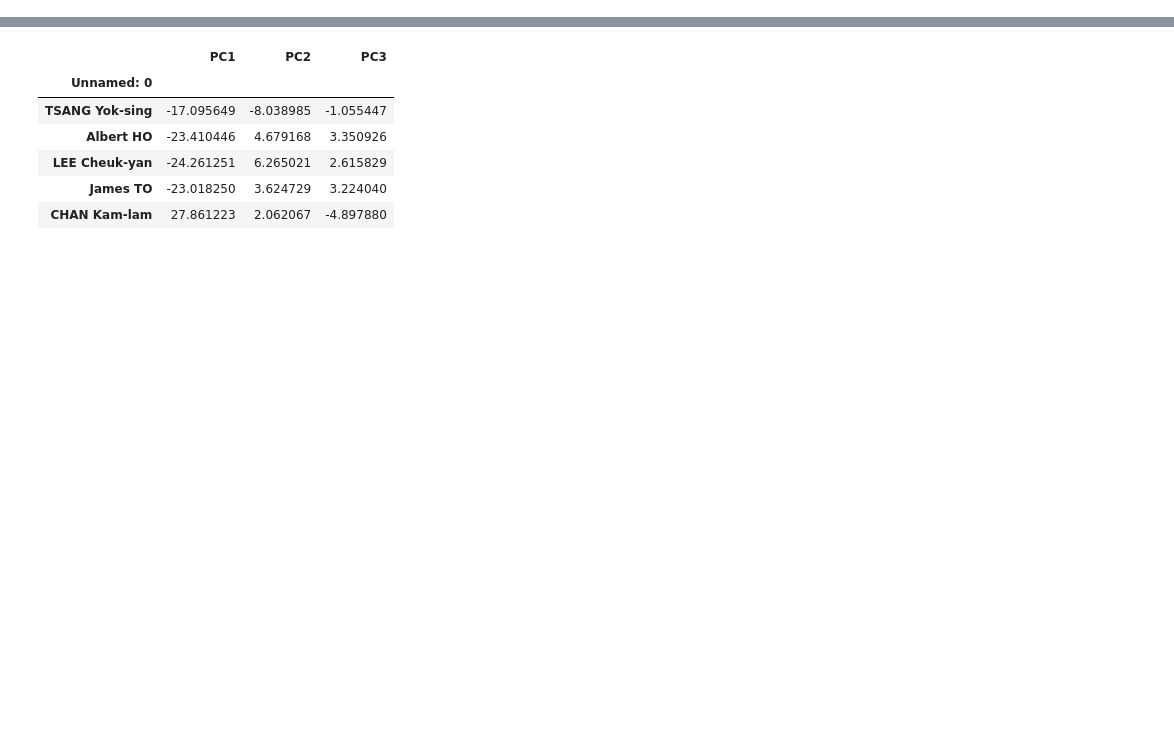
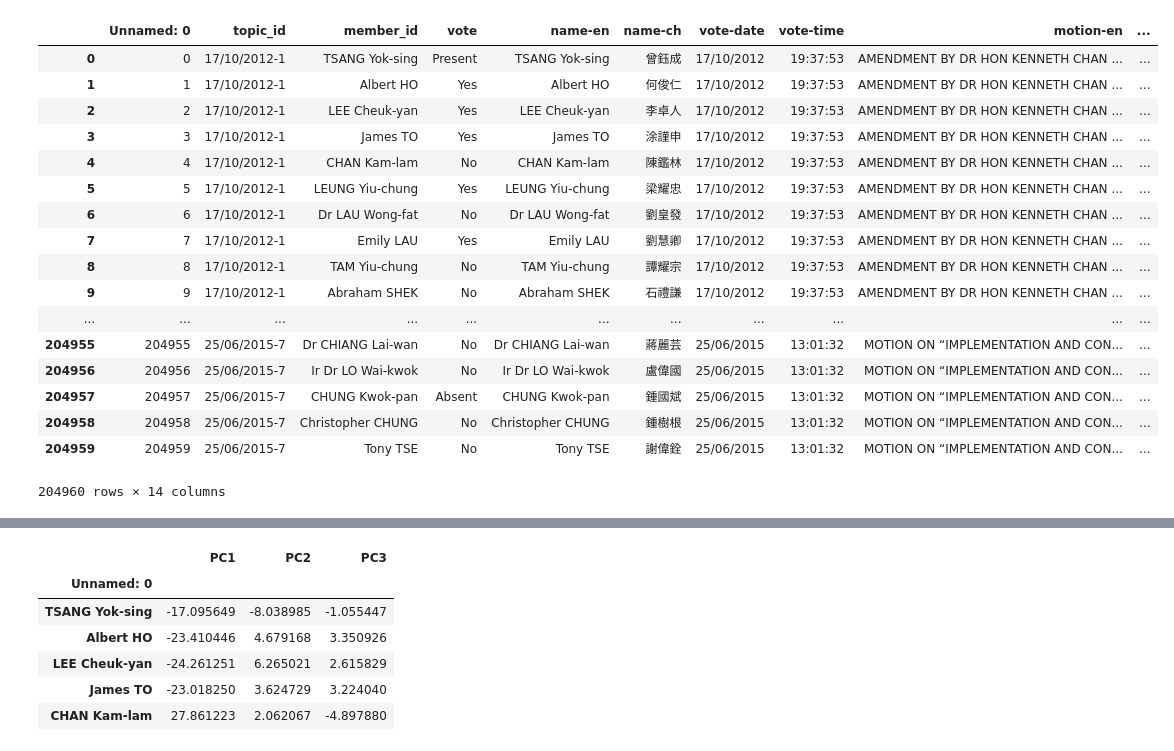
Before and after one commit to initiummedia/hk_legco, a Jupyter notebook: scripts/Mover Voter Relation.ipynb, the cells around one changed output, grey strips where cells are left out. Saved outputs shown, nothing was run; the diff lists cells and outputs as text; code cells hidden in the pictures; blank space fills up the shorter version.

```diff
--- a/scripts/Mover Voter Relation.ipynb
+++ b/scripts/Mover Voter Relation.ipynb
@@ -15,6 +15,26 @@ import seaborn as sns
 %matplotlib inline
 # %%
 df_info = pd.read_csv(path.join(config.DIR_DATA_ROOT, 'records-all-with-info.csv'))
+df_info
+# %% [output]
+|  | Unnamed: 0 | topic_id | member_id | vote | name-en | name-ch | vote-date | vote-time | motion-en | ... |
+| 0 | 0 | 17/10/2012-1 | TSANG Yok-sing | Present | TSANG Yok-sing | 曾鈺成 | 17/10/2012 | 19:37:53 | AMENDMENT BY DR HON KENNETH CHAN ... | ... |
+| 1 | 1 | 17/10/2012-1 | Albert HO | Yes | Albert HO | 何俊仁 | 17/10/2012 | 19:37:53 | AMENDMENT BY DR HON KENNETH CHAN ... | ... |
+| 2 | 2 | 17/10/2012-1 | LEE Cheuk-yan | Yes | LEE Cheuk-yan | 李卓人 | 17/10/2012 | 19:37:53 | AMENDMENT BY DR HON KENNETH CHAN ... | ... |
+| 3 | 3 | 17/10/2012-1 | James TO | Yes | James TO | 涂謹申 | 17/10/2012 | 19:37:53 | AMENDMENT BY DR HON KENNETH CHAN ... | ... |
+| 4 | 4 | 17/10/2012-1 | CHAN Kam-lam | No | CHAN Kam-lam | 陳鑑林 | 17/10/2012 | 19:37:53 | AMENDMENT BY DR HON KENNETH CHAN ... | ... |
+| 5 | 5 | 17/10/2012-1 | LEUNG Yiu-chung | Yes | LEUNG Yiu-chung | 梁耀忠 | 17/10/2012 | 19:37:53 | AMENDMENT BY DR HON KENNETH CHAN ... | ... |
+| 6 | 6 | 17/10/2012-1 | Dr LAU Wong-fat | No | Dr LAU Wong-fat | 劉皇發 | 17/10/2012 | 19:37:53 | AMENDMENT BY DR HON KENNETH CHAN ... | ... |
+| 7 | 7 | 17/10/2012-1 | Emily LAU | Yes | Emily LAU | 劉慧卿 | 17/10/2012 | 19:37:53 | AMENDMENT BY DR HON KENNETH CHAN ... | ... |
+| 8 | 8 | 17/10/2012-1 | TAM Yiu-chung | No | TAM Yiu-chung | 譚耀宗 | 17/10/2012 | 19:37:53 | AMENDMENT BY DR HON KENNETH CHAN ... | ... |
+| 9 | 9 | 17/10/2012-1 | Abraham SHEK | No | Abraham SHEK | 石禮謙 | 17/10/2012 | 19:37:53 | AMENDMENT BY DR HON KENNETH CHAN ... | ... |
+| ... | ... | ... | ... | ... | ... | ... | ... | ... | ... | ... |
+| 204955 | 204955 | 25/06/2015-7 | Dr CHIANG Lai-wan | No | Dr CHIANG Lai-wan | 蔣麗芸 | 25/06/2015 | 13:01:32 | MOTION ON “IMPLEMENTATION AND CON... | ... |
+| 204956 | 204956 | 25/06/2015-7 | Ir Dr LO Wai-kwok | No | Ir Dr LO Wai-kwok | 盧偉國 | 25/06/2015 | 13:01:32 | MOTION ON “IMPLEMENTATION AND CON... | ... |
+| 204957 | 204957 | 25/06/2015-7 | CHUNG Kwok-pan | Absent | CHUNG Kwok-pan | 鍾國斌 | 25/06/2015 | 13:01:32 | MOTION ON “IMPLEMENTATION AND CON... | ... |
+| 204958 | 204958 | 25/06/2015-7 | Christopher CHUNG | No | Christopher CHUNG | 鍾樹根 | 25/06/2015 | 13:01:32 | MOTION ON “IMPLEMENTATION AND CON... | ... |
+| 204959 | 204959 | 25/06/2015-7 | Tony TSE | No | Tony TSE | 謝偉銓 | 25/06/2015 | 13:01:32 | MOTION ON “IMPLEMENTATION AND CON... | ... |
+204960 rows × 14 columns
 # %%
 s_belief = []
 s_pair = []
```
Also changed, not shown: parts of 11 cells of this notebook, 1 other file.
